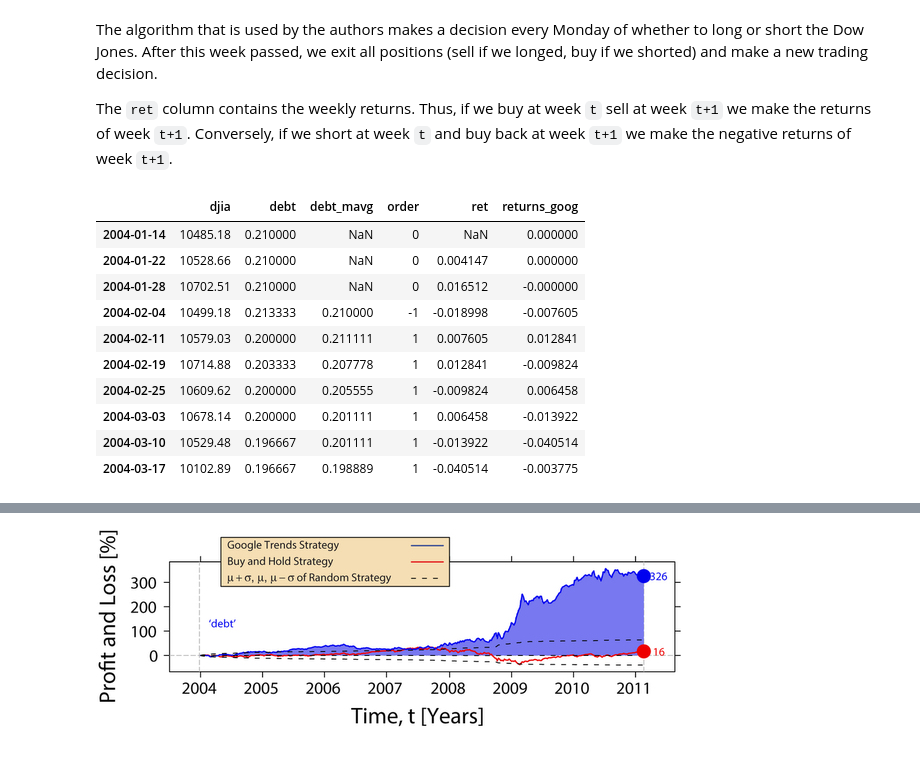
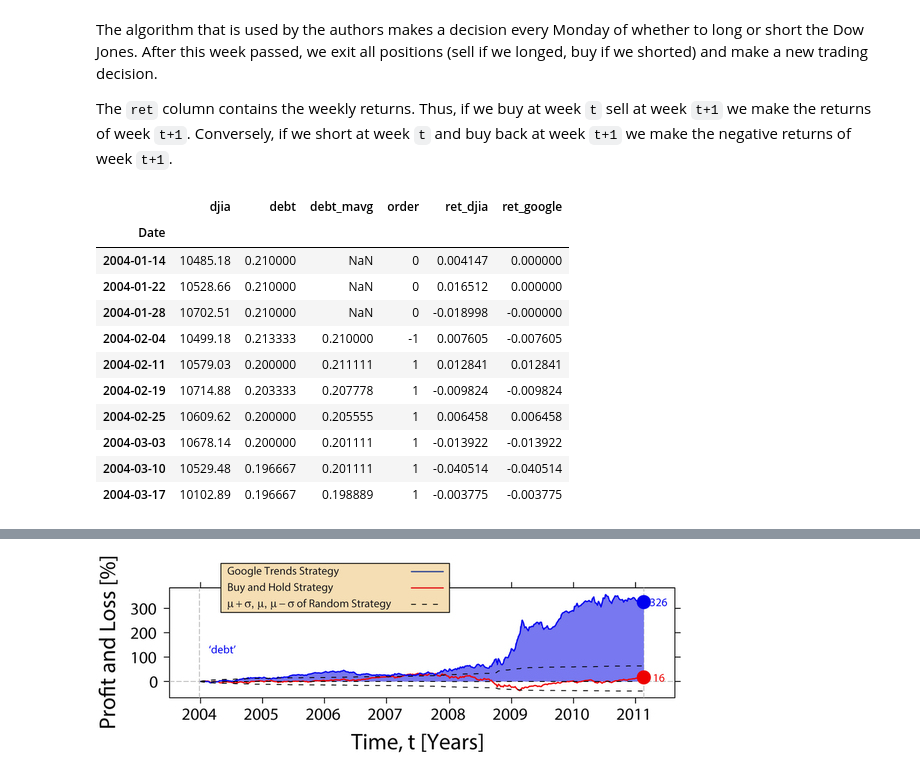
Before and after one commit to twiecki/financial-analysis-python-tutorial, a Jupyter notebook: 2. Pandas replication of Google Trends paper.ipynb, the cells around one changed output, grey strips where cells are left out. Drawn from its saved outputs; the diff is of its cells as text; code cells hidden in the pictures.

```diff
--- a/2. Pandas replication of Google Trends paper.ipynb
+++ b/2. Pandas replication of Google Trends paper.ipynb
@@ -119,22 +143,23 @@ data['ret'] = data.djia.pct_change()
 The algorithm that is used by the authors makes a decision every Monday of whether to long or short the Dow Jones. After this week passed, we exit all positions (sell if we longed, buy if we shorted) and make a new trading decision.
 
 The `ret` column contains the weekly returns. Thus, if we buy at week `t` sell at week `t+1` we make the returns of week `t+1`. Conversely, if we short at week `t` and buy back at week `t+1` we make the negative returns of week `t+1`.
-# %%
-# Compute returns using djia and debt search volume from Preis et al.
-data['returns_goog'] = data.order * data.ret.shift(-1) # receiving next weeks return (shifting ret upwards)
-data.head(10)
-# %% [output]
-|  | djia | debt | debt_mavg | order | ret | returns_goog |
-| 2004-01-14 | 10485.18 | 0.210000 | NaN | 0 | NaN | 0.000000 |
-| 2004-01-22 | 10528.66 | 0.210000 | NaN | 0 | 0.004147 | 0.000000 |
-| 2004-01-28 | 10702.51 | 0.210000 | NaN | 0 | 0.016512 | -0.000000 |
-| 2004-02-04 | 10499.18 | 0.213333 | 0.210000 | -1 | -0.018998 | -0.007605 |
-| 2004-02-11 | 10579.03 | 0.200000 | 0.211111 | 1 | 0.007605 | 0.012841 |
-| 2004-02-19 | 10714.88 | 0.203333 | 0.207778 | 1 | 0.012841 | -0.009824 |
-| 2004-02-25 | 10609.62 | 0.200000 | 0.205555 | 1 | -0.009824 | 0.006458 |
-| 2004-03-03 | 10678.14 | 0.200000 | 0.201111 | 1 | 0.006458 | -0.013922 |
-| 2004-03-10 | 10529.48 | 0.196667 | 0.201111 | 1 | -0.013922 | -0.040514 |
-| 2004-03-17 | 10102.89 | 0.196667 | 0.198889 | 1 | -0.040514 | -0.003775 |
+# %%
+# Compute returns of our strategy
+data['ret_google'] = data.order * data.ret_djia
+data.head(10)
+# %% [output]
+|  | djia | debt | debt_mavg | order | ret_djia | ret_google |
+| Date |  |  |  |  |  |  |
+| 2004-01-14 | 10485.18 | 0.210000 | NaN | 0 | 0.004147 | 0.000000 |
+| 2004-01-22 | 10528.66 | 0.210000 | NaN | 0 | 0.016512 | 0.000000 |
+| 2004-01-28 | 10702.51 | 0.210000 | NaN | 0 | -0.018998 | -0.000000 |
+| 2004-02-04 | 10499.18 | 0.213333 | 0.210000 | -1 | 0.007605 | -0.007605 |
+| 2004-02-11 | 10579.03 | 0.200000 | 0.211111 | 1 | 0.012841 | 0.012841 |
+| 2004-02-19 | 10714.88 | 0.203333 | 0.207778 | 1 | -0.009824 | -0.009824 |
+| 2004-02-25 | 10609.62 | 0.200000 | 0.205555 | 1 | 0.006458 | 0.006458 |
+| 2004-03-03 | 10678.14 | 0.200000 | 0.201111 | 1 | -0.013922 | -0.013922 |
+| 2004-03-10 | 10529.48 | 0.196667 | 0.201111 | 1 | -0.040514 | -0.040514 |
+| 2004-03-17 | 10102.89 | 0.196667 | 0.198889 | 1 | -0.003775 | -0.003775 |
 # %% [markdown]
 Now we just have to compound the returns. As we are reinvesting our earns, returns actually do not compound by summing them up but by taking their cumulative product:
 
```
Also changed, not shown: parts of 12 cells of this notebook, 1 other file.
